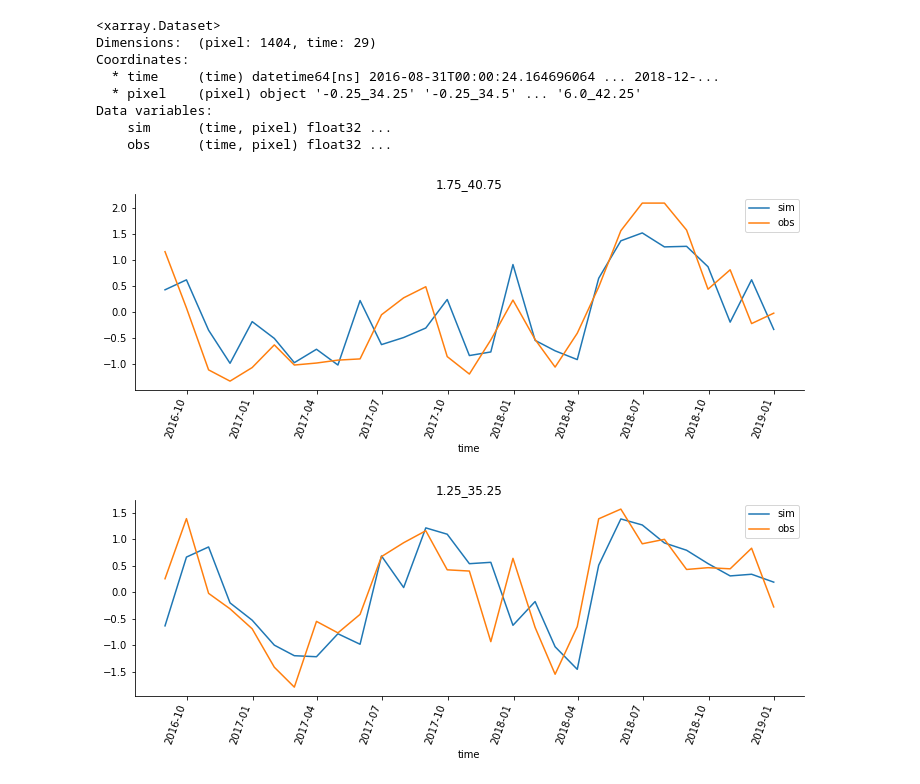
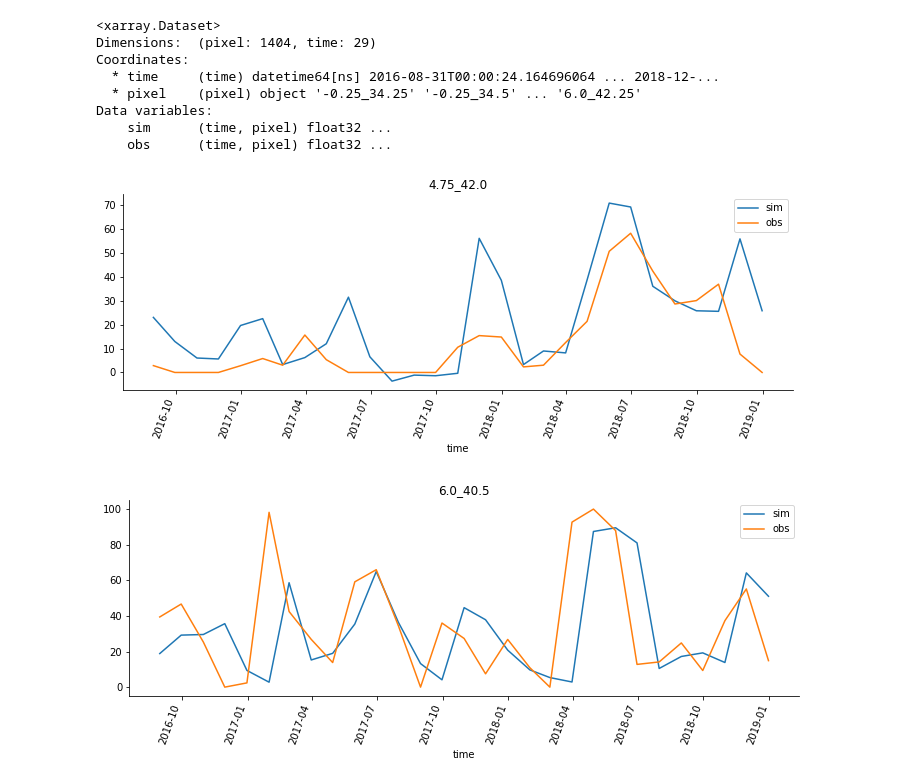
Before and after one commit to tommylees112/spatio_temporal, a Jupyter notebook: notebooks/kenya_VHI.ipynb, the cells around one changed output. Saved outputs shown, nothing was run; the diff lists cells and outputs as text; code cells hidden in the pictures.

```diff
--- a/notebooks/kenya_VHI.ipynb
+++ b/notebooks/kenya_VHI.ipynb
@@ -131,4 +131,5 @@ tester.run_test()
 # %% [output]
 [figure]
 # %%
-tester.test_dl.dataset.normalizer.mean_
+out = tester._test_epoch()
+normalizer = tester.test_dl.dataset.normalizer
@@ -144,0 +136,4 @@ Data variables:
+# %%
+preds = tester.test_default_dict_to_xarray(out)
+preds["time"] = [pd.to_datetime(t).round("D") for t in preds.time.values]
+preds.isel(horizon=0)
@@ -145,3 +150,11 @@ Data variables:
+# %%
+mean = normalizer.mean_.rename({"sample": "pixel"})
+std = normalizer.std_.rename({"sample": "pixel"})
+target = cfg.target_variable
+unnorm_ds = preds.copy().isel(horizon=0)
+
+for variable in preds.data_vars:
+    unnorm_ds[variable] = (unnorm_ds[variable] * std[target]) + mean[target]
 # %% [markdown]
 # The output forecasts!
 # %%
@@ -163,13 +176,13 @@ Data variables:
 # %%
 # .sel(time=slice("2015-01-01", "2015-02-01"))
 for i in np.arange(2):
     f, ax = plt.subplots(figsize=(12, 4))
-    pixel = np.random.choice(preds.pixel.values)
-    preds.sel(pixel=pixel).to_dataframe().plot(ax=ax)
+    pixel = np.random.choice(unnorm_ds.pixel.values)
+    unnorm_ds.sel(pixel=pixel).drop("horizon").to_dataframe().plot(ax=ax)
     ax.set_title(pixel)
     plt.xticks(rotation=70);
     sns.despine()
 # preds.isel(pixel=10, time=slice(0, 100)).to_dataframe().plot(ax=ax)
 # %% [output]
-[figure, old version]
+[figure, new version]
-[figure, old version]
+[figure, new version]
```
Also changed, not shown: parts of 2 cells of this notebook, 4 other files.
